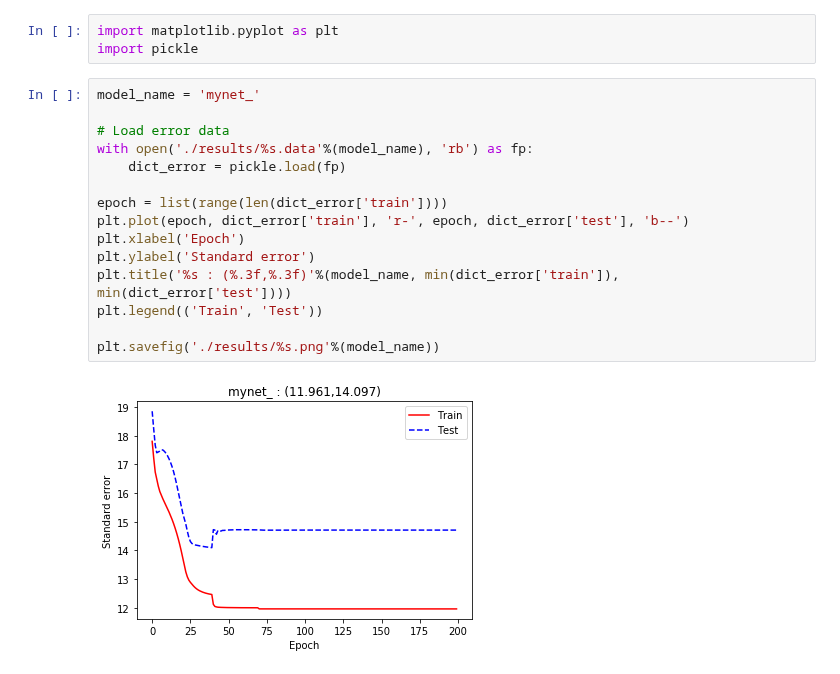
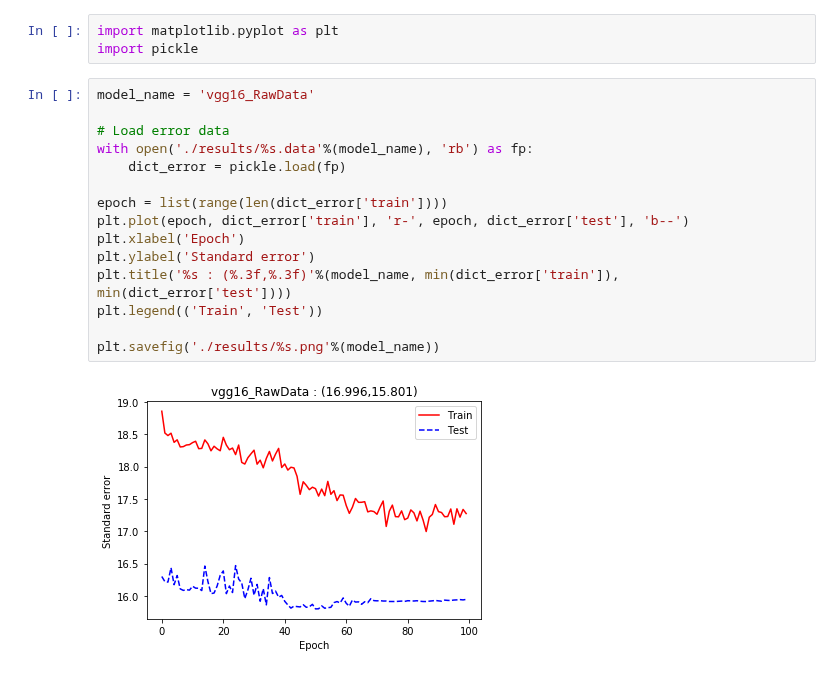
Before and after one commit to hundredball/Math24, a Jupyter notebook: Ginny_ERSP/VGG16_regression.ipynb, the cells around one changed output. Drawn from its saved outputs; the diff is of its cells as text.

```diff
--- a/Ginny_ERSP/VGG16_regression.ipynb
+++ b/Ginny_ERSP/VGG16_regression.ipynb
@@ -235,19 +235,19 @@ R squared: (0.387423, 0.122973)
 import matplotlib.pyplot as plt
 import pickle
 # %%
-model_name = 'mynet_'
+model_name = 'vgg16_RawData'
 
 # Load error data
 with open('./results/%s.data'%(model_name), 'rb') as fp:
     dict_error = pickle.load(fp)
 
 epoch = list(range(len(dict_error['train'])))
 plt.plot(epoch, dict_error['train'], 'r-', epoch, dict_error['test'], 'b--')
 plt.xlabel('Epoch')
 plt.ylabel('Standard error')
 plt.title('%s : (%.3f,%.3f)'%(model_name, min(dict_error['train']), min(dict_error['test'])))
 plt.legend(('Train', 'Test'))
 
 plt.savefig('./results/%s.png'%(model_name))
 # %% [output]
-[figure, old version]
+[figure, new version]
```
Also changed, not shown: 9 other files.
